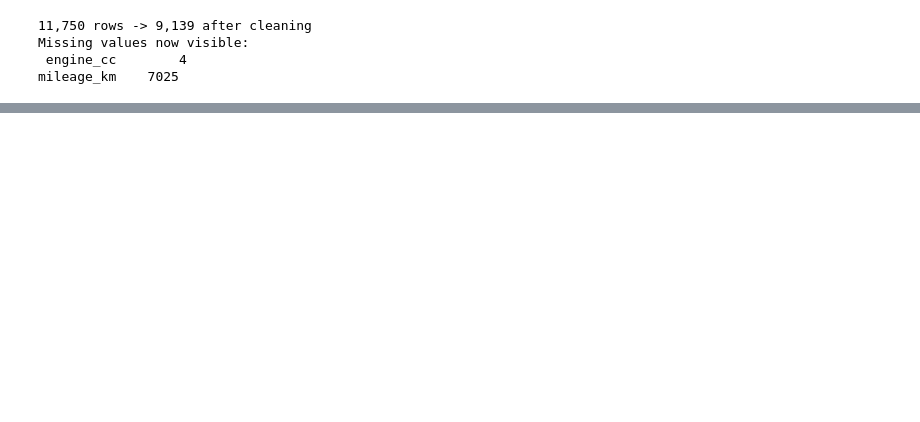
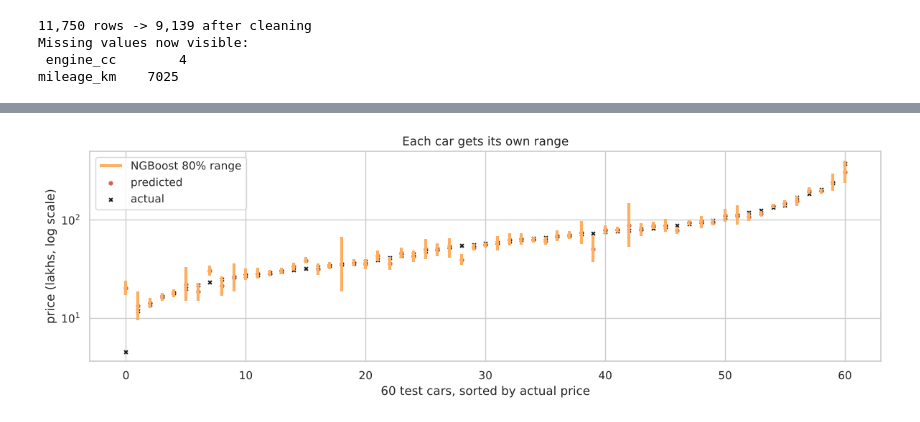
Before and after one commit to BimashaAmara/sl-car-price, a Jupyter notebook: car_price_report.ipynb, the cells around one changed output, grey strips where cells are left out. Cells and saved outputs as stored; diff of their text form; code cells hidden in the pictures; blank space fills up the shorter version.

```diff
--- a/car_price_report.ipynb
+++ b/car_price_report.ipynb
@@ -526,0 +438,12 @@ streamlit run app.py
+# %%
+pred = np.expm1(mu)
+lo80, hi80 = np.expm1(mu - z80 * sigma), np.expm1(mu + z80 * sigma)
+idx = np.argsort(y_test)[:: max(1, len(y_test) // 60)]
+fig, ax = plt.subplots(figsize=(12, 4))
+ax.vlines(range(len(idx)), lo80[idx], hi80[idx], color="#fdae61", lw=3, label="NGBoost 80% range")
+ax.scatter(range(len(idx)), pred[idx], s=12, c="#d6604d", label="predicted")
+ax.scatter(range(len(idx)), y_test[idx], s=12, c="k", marker="x", label="actual")
+ax.set(yscale="log", ylabel="price (lakhs, log scale)", xlabel="60 test cars, sorted by actual price",
+       title="Each car gets its own range"); ax.legend(); plt.tight_layout(); plt.show()
+# %% [output]
+[figure, added]
```
Also changed, not shown: parts of 59 cells of this notebook, 11 other files.
